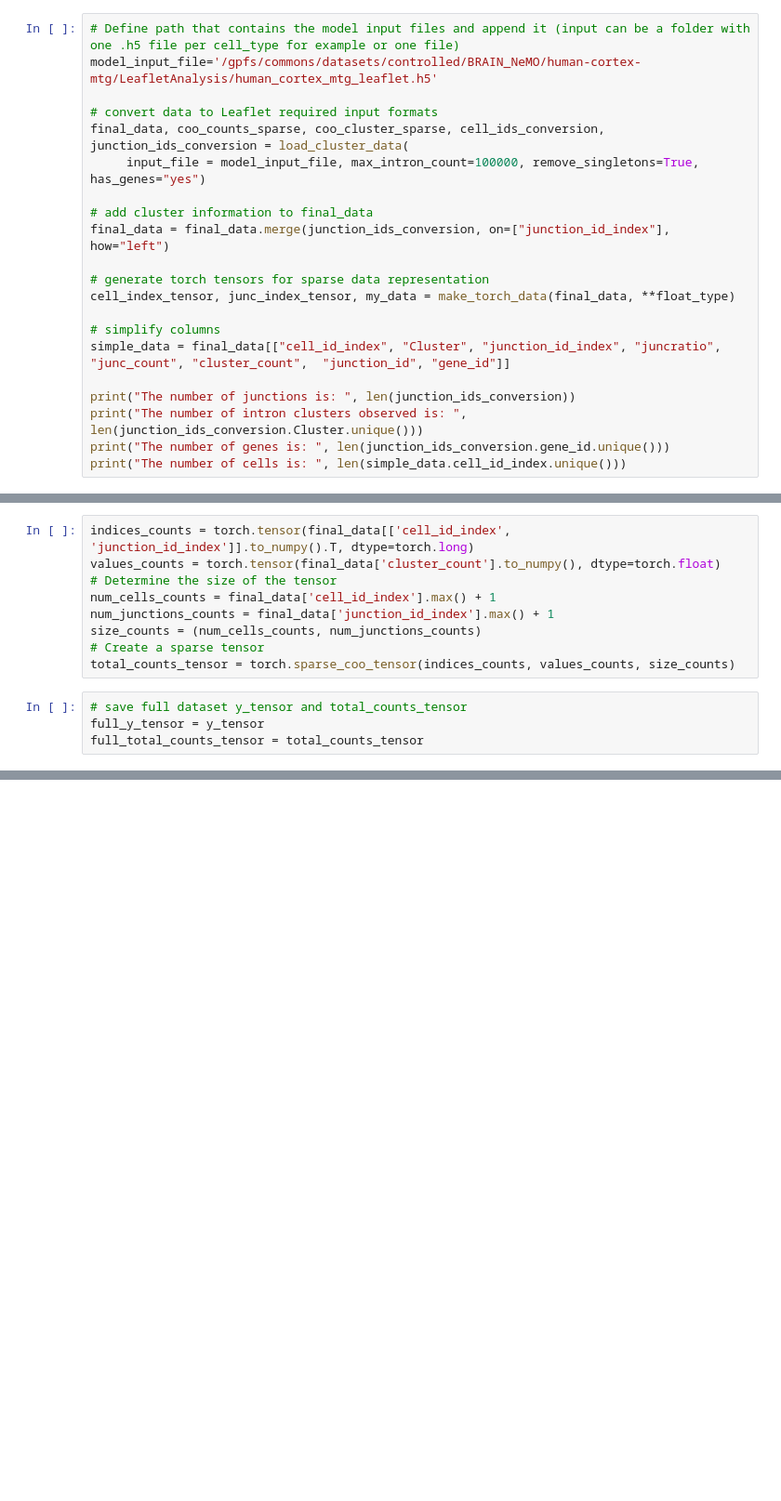
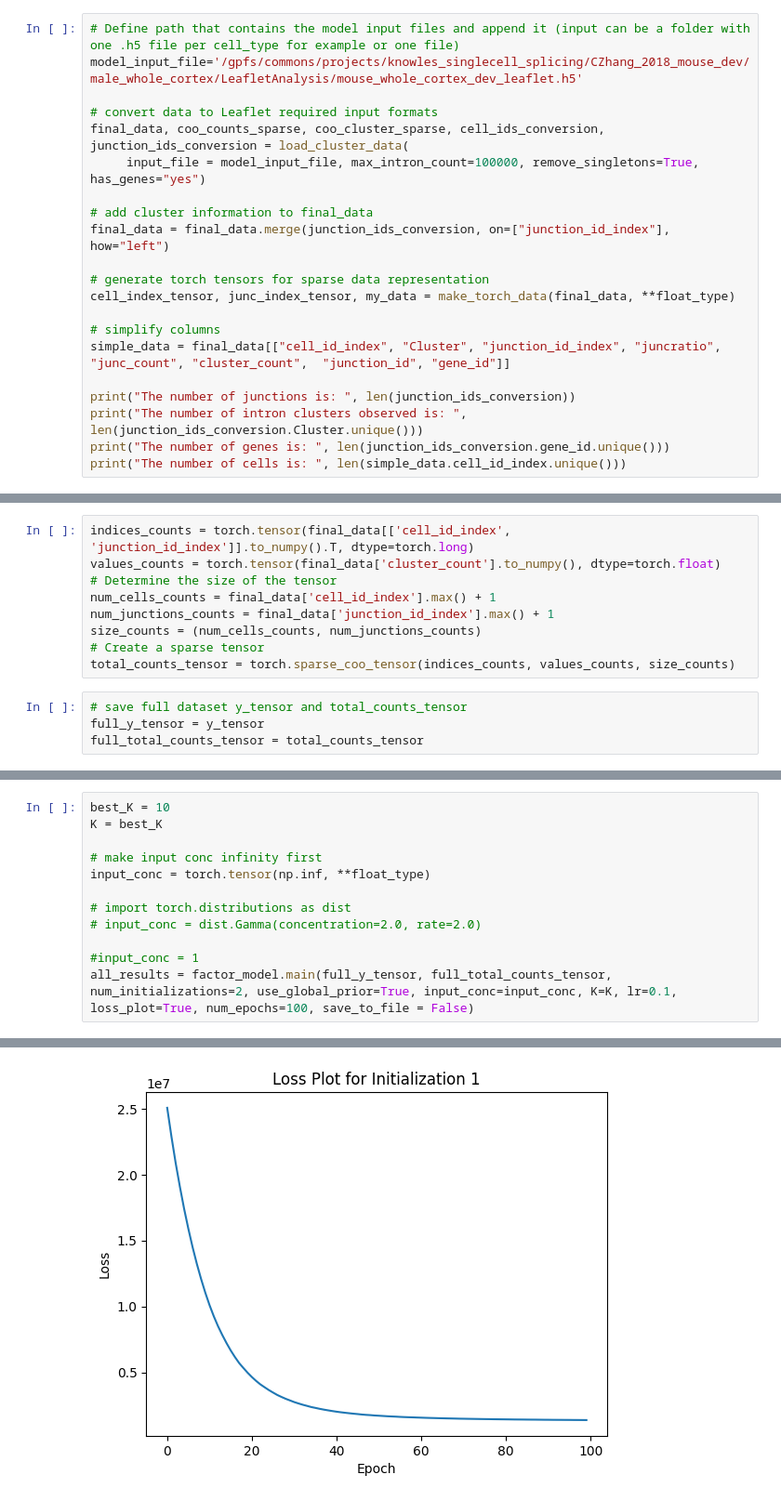
Before and after one commit to daklab/Leaflet-analysis, a Jupyter notebook: CZhang_2018_mouse/Leaflet/02_run_beta_dirichlet_factor_model.ipynb, the cells around one changed output, grey strips where cells are left out. Shown at 93% size. Cells and saved outputs as stored; diff of their text form; blank space fills up the shorter version.

Commit message:
new analysis of czhang 2018 dataset

```diff
--- a/CZhang_2018_mouse/Leaflet/02_run_beta_dirichlet_factor_model.ipynb
+++ b/CZhang_2018_mouse/Leaflet/02_run_beta_dirichlet_factor_model.ipynb
@@ -45,6 +49,6 @@ float_type = {
 # %%
 # Define path that contains the model input files and append it (input can be a folder with one .h5 file per cell_type for example or one file)
-model_input_file='/gpfs/commons/datasets/controlled/BRAIN_NeMO/human-cortex-mtg/LeafletAnalysis/human_cortex_mtg_leaflet.h5'
+model_input_file='/gpfs/commons/projects/knowles_singlecell_splicing/CZhang_2018_mouse_dev/male_whole_cortex/LeafletAnalysis/mouse_whole_cortex_dev_leaflet.h5'
 
 # convert data to Leaflet required input formats
 final_data, coo_counts_sparse, coo_cluster_sparse, cell_ids_conversion, junction_ids_conversion = load_cluster_data(
@@ -100,0 +135,13 @@ print("The percentage of missing values in the intron counts matrix is: ", 1-per
+# %%
+best_K = 10
+K = best_K
+
+# make input conc infinity first
+input_conc = torch.tensor(np.inf, **float_type)
+
+# import torch.distributions as dist
+# input_conc = dist.Gamma(concentration=2.0, rate=2.0)
+
+#input_conc = 1
+all_results = factor_model.main(full_y_tensor, full_total_counts_tensor, num_initializations=2, use_global_prior=True, input_conc=input_conc, K=K, lr=0.1, loss_plot=True, num_epochs=100, save_to_file = False)
+# %% [output]
@@ -100,0 +161 @@ print("The percentage of missing values in the intron counts matrix is: ", 1-per
+[figure, added]
```
Also changed, not shown: parts of 30 cells of this notebook, 1 other file.
